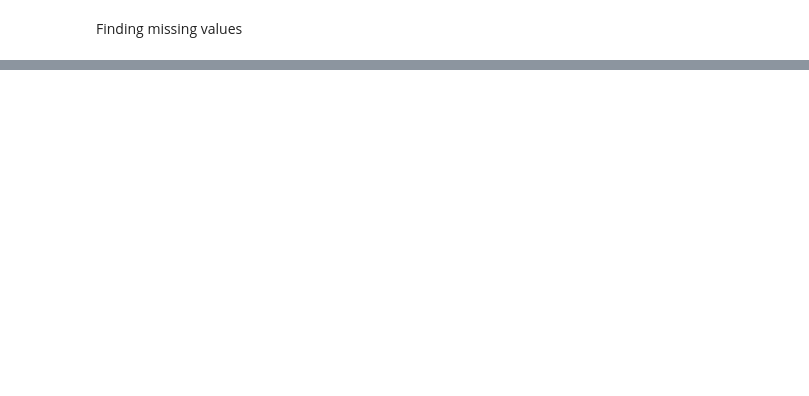
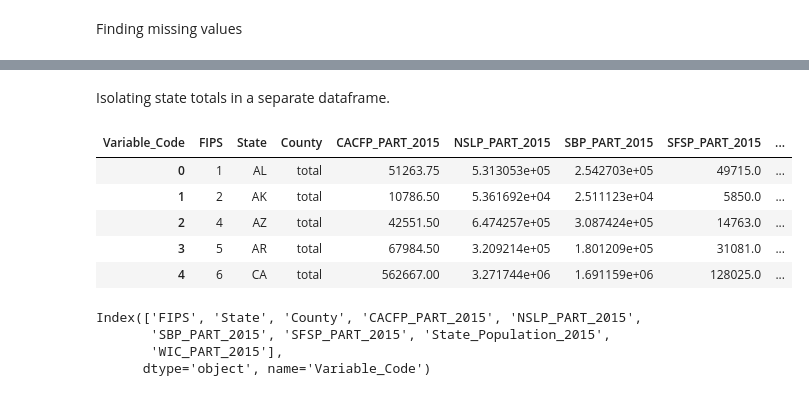
Before and after one commit to gabbycjames/DataScience_Capstone, a Jupyter notebook: DataWrangling.ipynb, the cells around one changed output, grey strips where cells are left out. Drawn from its saved outputs; the diff is of its cells as text; code cells hidden in the pictures; blank space fills up the shorter version.

```diff
--- a/DataWrangling.ipynb
+++ b/DataWrangling.ipynb
@@ -181,0 +299,22 @@ Finding missing values
+# %% [markdown]
+Isolating state totals in a separate dataframe.
+# %%
+state_totals = pivot_df[pivot_df['County']=='total']
+# %%
+state_totals = state_totals.dropna(axis=1, how='all')
+# %%
+state_totals.head()
+# %% [output]
+| Variable_Code | FIPS | State | County | CACFP_PART_2015 | NSLP_PART_2015 | SBP_PART_2015 | SFSP_PART_2015 | ... |
+| 0 | 1 | AL | total | 51263.75 | 5.313053e+05 | 2.542703e+05 | 49715.0 | ... |
+| 1 | 2 | AK | total | 10786.50 | 5.361692e+04 | 2.511123e+04 | 5850.0 | ... |
+| 2 | 4 | AZ | total | 42551.50 | 6.474257e+05 | 3.087424e+05 | 14763.0 | ... |
+| 3 | 5 | AR | total | 67984.50 | 3.209214e+05 | 1.801209e+05 | 31081.0 | ... |
+| 4 | 6 | CA | total | 562667.00 | 3.271744e+06 | 1.691159e+06 | 128025.0 | ... |
+# %%
+state_totals.columns
+# %% [output]
+Index(['FIPS', 'State', 'County', 'CACFP_PART_2015', 'NSLP_PART_2015',
+       'SBP_PART_2015', 'SFSP_PART_2015', 'State_Population_2015',
+       'WIC_PART_2015'],
+      dtype='object', name='Variable_Code')
```
Also changed, not shown: parts of 19 cells of this notebook.
